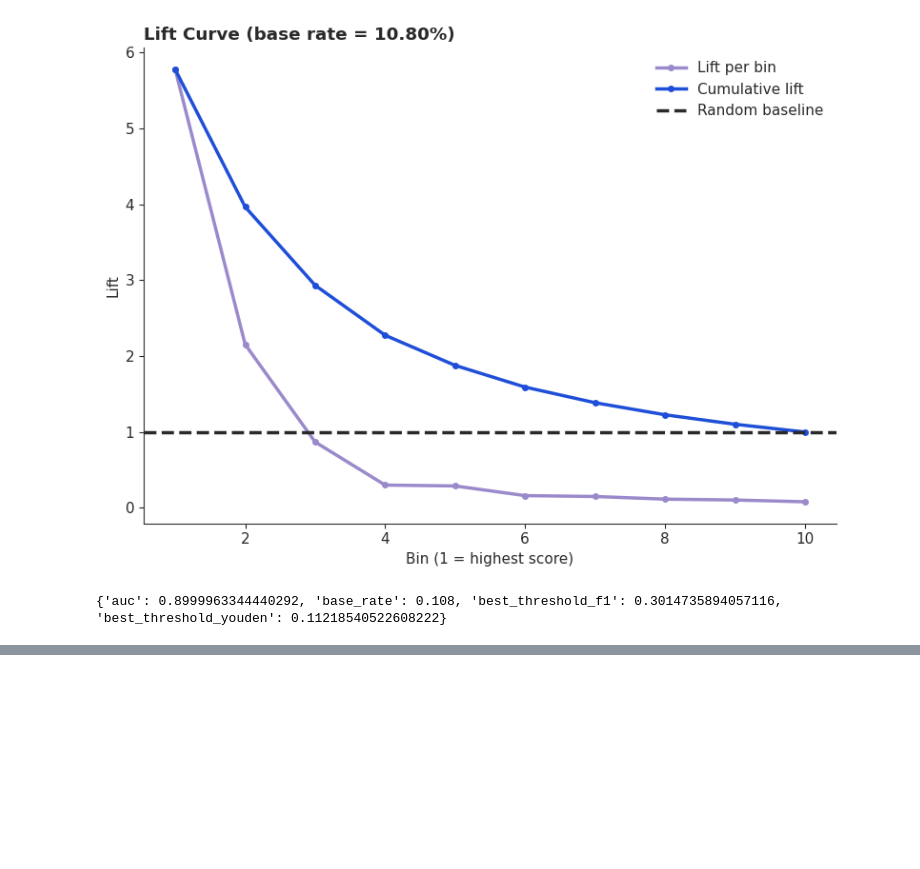
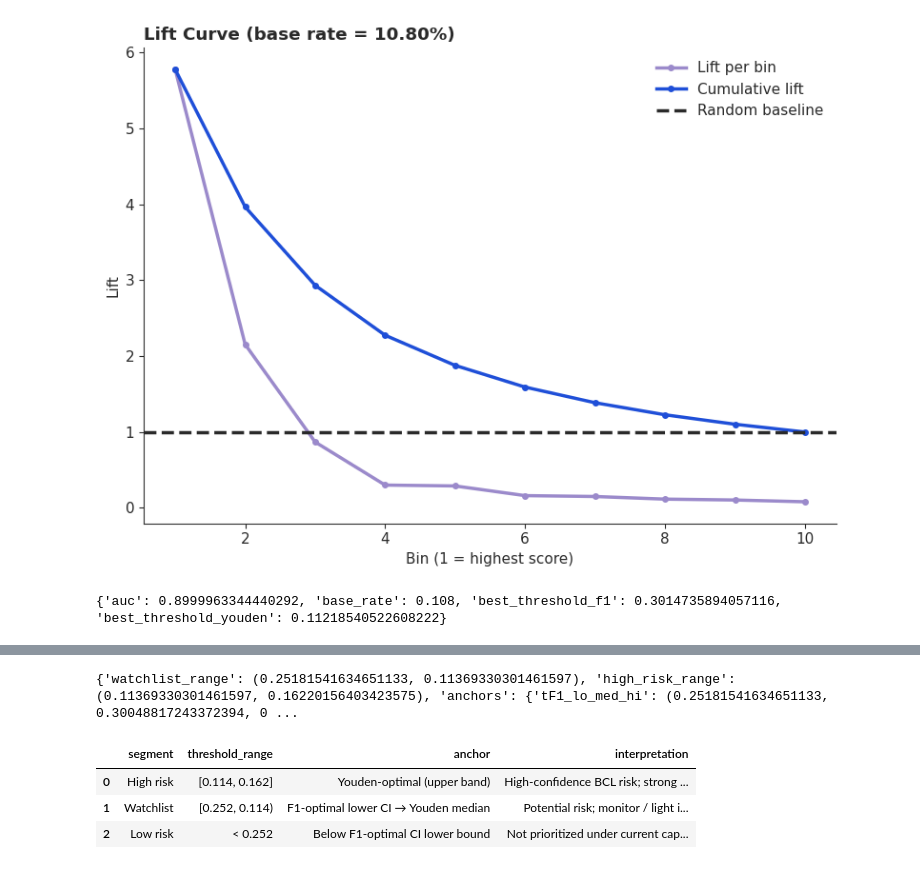
Before and after one commit to xvzeng/winebuz, a Jupyter notebook: scaleup.ipynb, the cells around one changed output, grey strips where cells are left out. Saved outputs shown, nothing was run; the diff lists cells and outputs as text; code cells hidden in the pictures; blank space fills up the shorter version.

```diff
--- a/scaleup.ipynb
+++ b/scaleup.ipynb
@@ -2254,0 +2435,46 @@ findfont: Font family 'Consolas' not found.
+# %%
+rec = recommend_threshold_ranges_from_ci(res)
+print(rec)
+# %% [output]
+{'watchlist_range': (0.25181541634651133, 0.11369330301461597), 'high_risk_range': (0.11369330301461597, 0.16220156403423575), 'anchors': {'tF1_lo_med_hi': (0.25181541634651133, 0.30048817243372394, 0 ...
+# %%
+import pandas as pd
+
+def rec_to_table(rec):
+    """
+    Convert recommend_threshold_ranges_from_ci(rec) output
+    into a clean, decision-ready pandas DataFrame.
+    """
+    rows = [
+        {
+            "segment": "High risk",
+            "threshold_range": f"[{rec['high_risk_range'][0]:.3f}, {rec['high_risk_range'][1]:.3f}]",
+            "anchor": "Youden-optimal (upper band)",
+            "interpretation": "High-confidence BCL risk; strong intervention"
+        },
+        {
+            "segment": "Watchlist",
+            "threshold_range": f"[{rec['watchlist_range'][0]:.3f}, {rec['watchlist_range'][1]:.3f})",
+            "anchor": "F1-optimal lower CI → Youden median",
+            "interpretation": "Potential risk; monitor / light intervention"
+        },
+        {
+            "segment": "Low risk",
+            "threshold_range": f"< {rec['watchlist_range'][0]:.3f}",
+            "anchor": "Below F1-optimal CI lower bound",
+            "interpretation": "Not prioritized under current capacity"
+        }
+    ]
+
+    return pd.DataFrame(rows)
+# %%
+rec = recommend_threshold_ranges_from_ci(res)
+
+
+df_rec = rec_to_table(rec)
+df_rec
+# %% [output]
+|  | segment | threshold_range | anchor | interpretation |
+| 0 | High risk | [0.114, 0.162] | Youden-optimal (upper band) | High-confidence BCL risk; strong ... |
+| 1 | Watchlist | [0.252, 0.114) | F1-optimal lower CI → Youden median | Potential risk; monitor / light i... |
+| 2 | Low risk | < 0.252 | Below F1-optimal CI lower bound | Not prioritized under current cap... |
```
Also changed, not shown: parts of 3 cells of this notebook.
